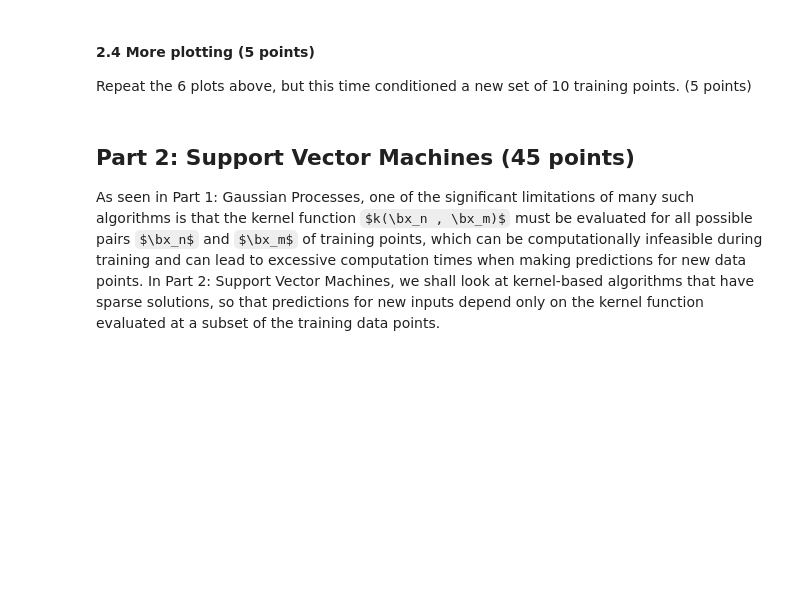
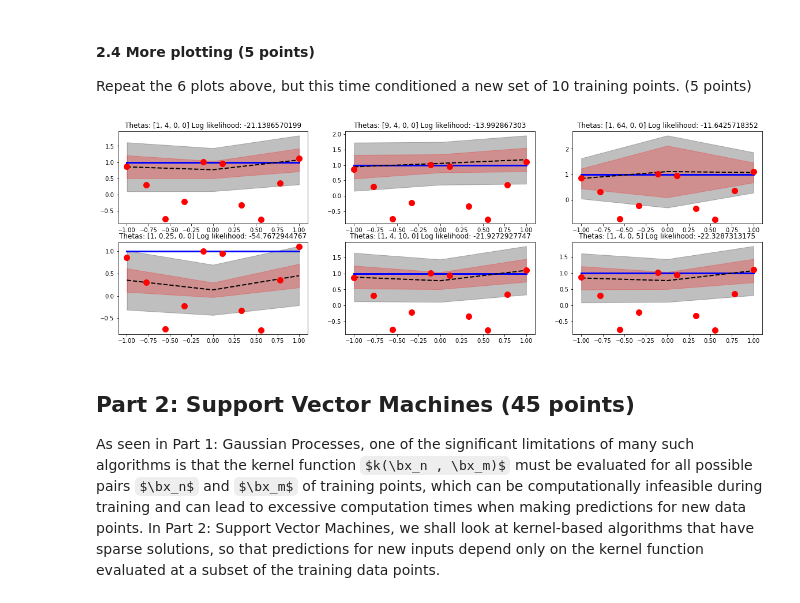
Before and after one commit to Lukx19/UvA-ML1, a Jupyter notebook: lab3.ipynb, the cells around one changed output. Drawn from its saved outputs; the diff is of its cells as text; code cells hidden in the pictures; some formulas as TeX source; blank space fills up the shorter version.

```diff
--- a/lab3.ipynb
+++ b/lab3.ipynb
@@ -206,3 +268,7 @@ raise NotImplementedError()
+# %%
+plot_subplots(10, 3)
+# %% [output]
+[figure, added]
 # %% [markdown]
 ## Part 2: Support Vector Machines (45 points)
 As seen in Part 1: Gaussian Processes, one of the significant limitations of many such algorithms is that the kernel function $k(\bx_n , \bx_m)$ must be evaluated for all possible pairs $\bx_n$ and $\bx_m$ of training points, which can be computationally infeasible during training and can lead to excessive computation times when making predictions for new data points.
```
Also changed, not shown: parts of 19 cells of this notebook.
